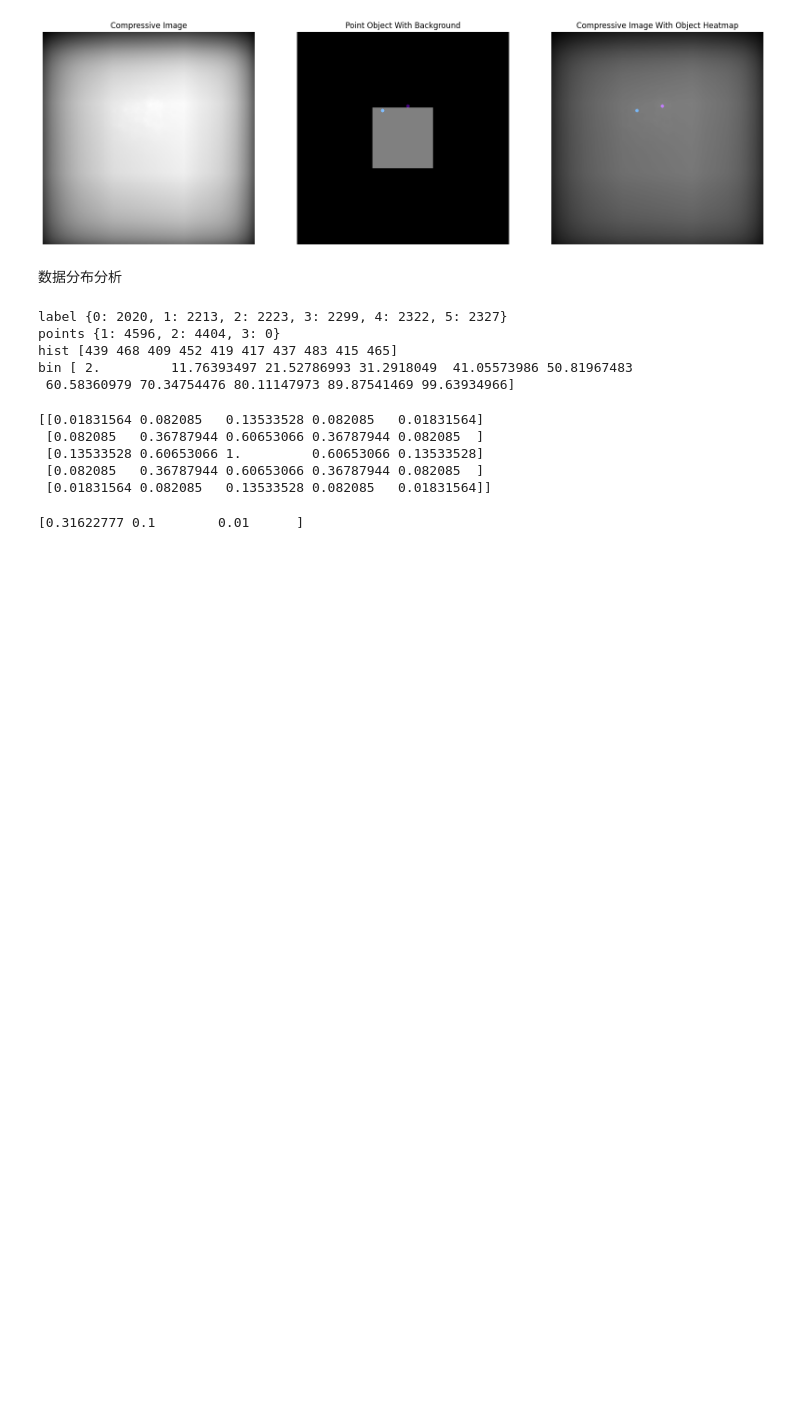
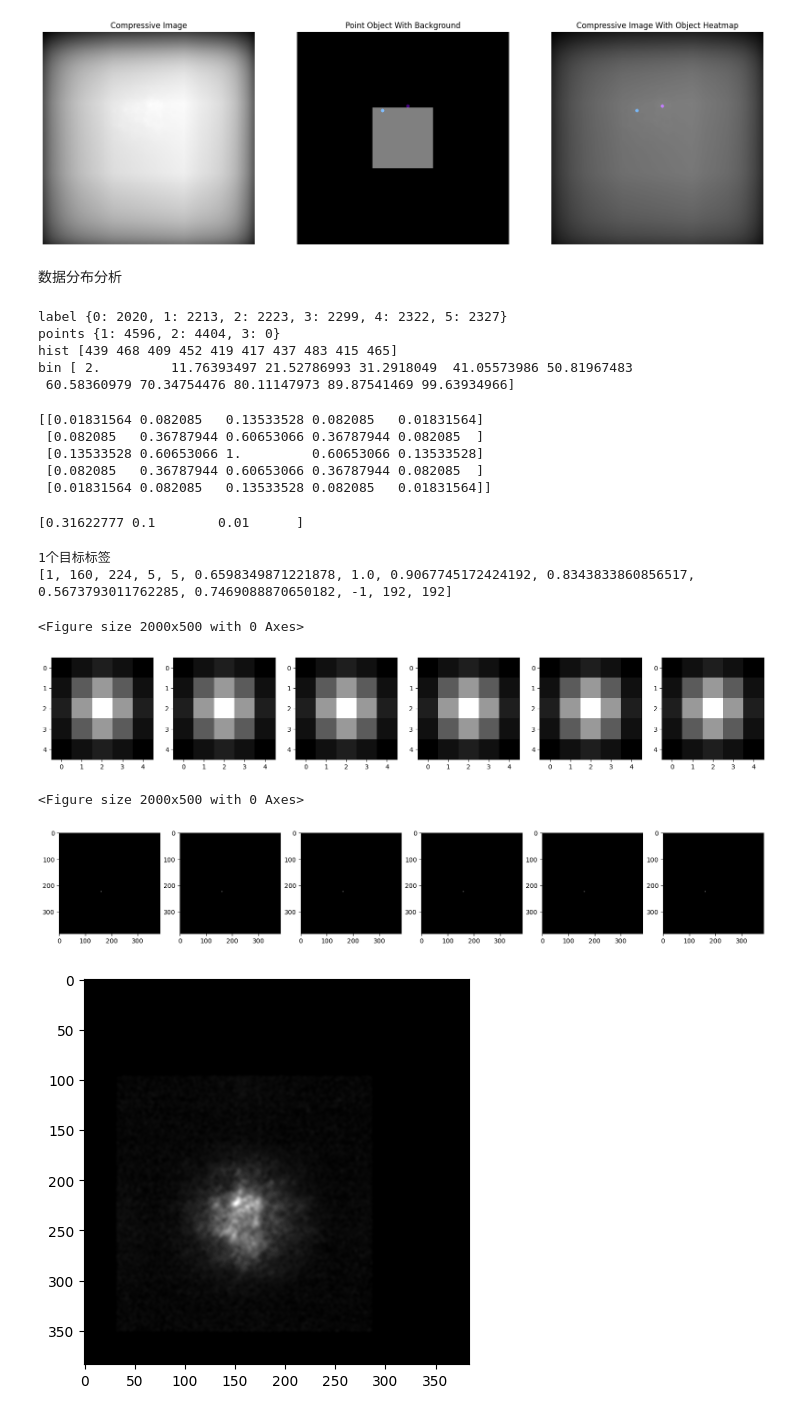
Before and after one commit to weinaike/CenterNet, a Jupyter notebook: src/show.ipynb, the cells around one changed output. Saved outputs shown, nothing was run; the diff lists cells and outputs as text; code cells hidden in the pictures; blank space fills up the shorter version.

```diff
--- a/src/show.ipynb
+++ b/src/show.ipynb
@@ -272,3 +272,83 @@ psnr = np.array([10,20,40])
 print(10**(-psnr/20))
 # %% [output]
 [0.31622777 0.1        0.01      ]
+# %%
+import numpy as np
+import matplotlib.pyplot as plt
+from lib.utils.PointSample_NoBG import gen_merge_sample
+import cv2
+import os
+import json
+
+otf_list = np.load("../data/PSF0815_6_IR_30.npy")
+labels = [0,1,2,3,4,5]
+obj_width = 5
+
+
+[c,h,w] = otf_list.shape
+
+expand_h = 384
+expand_w = 384
+centerx = expand_w // 2
+centery = expand_h // 2
+pad_h_1 = (expand_h - h)//2
+pad_h_2 = expand_h - h - pad_h_1
+pad_w_1 = (expand_w - w)//2
+pad_w_2 = expand_w - w - pad_w_1
+otf_3d = np.pad(otf_list, ((0,0),(pad_h_1, pad_h_2),(pad_w_1,pad_w_2)),mode='constant', constant_values=0)
+otf_fft = np.fft.fft2(np.fft.ifftshift(otf_3d,(1,2)))
+
+
+
+sample, targets = gen_merge_sample(otf_fft, labels, obj_width, point_type="gauss", weight_mode = "rand")
+
+count = len(targets)
+print("{}个目标标签".format(count))
+for t in targets:
+    print(t)
+
+
+##############目标图样###########
+
+for i in range(count):
+    pt = np.load("debug/point_{}.npy".format(i))
+    num, h,w = pt.shape
+    plt.figure()
+    plt.rcParams['figure.figsize'] = (20.0, 5.0)
+    fig, ax = plt.subplots(1,num)
+    for j in range(num):
+        ax[j].imshow(pt[j,:,:],cmap="gray")
+        cv2.imwrite("debug/point_{}_{}.bmp".format(i, j), pt[j,:,:] * 255)
+
+
+##############合成图样###########
+rect_patch = np.load("debug/rect_patchs.npy")
+num, h,w = rect_patch.shape
+plt.figure()
+plt.rcParams['figure.figsize'] = (20.0, 5.0)
+fig, ax = plt.subplots(1,num)
+for i in range(num):
+    ax[i].imshow(rect_patch[i,:,:],cmap="gray")
+    cv2.imwrite("debug/rect_patch_{}.bmp".format(i), rect_patch[i,:,:] * 255)
+
+
+##############卷积结果###########
+plt.figure()
+plt.rcParams['figure.figsize'] = (20.0, 5.0)
+plt.imshow(sample[0,:,:],cmap="gray")
+cv2.imwrite("debug/sample.bmp".format(i), sample[0,:,:]/np.max(sample) * 255)
+
+
+#############存储结果############
+path = "debug"
+np.save(os.path.join(path,"sample_{:05d}.npy".format(0)),sample)
+with open(os.path.join(path,"sample_{:05d}.json".format(0)), "w") as fp:
+    json.dump(targets, fp)
+# %% [output]
+1个目标标签
+[1, 160, 224, 5, 5, 0.6598349871221878, 1.0, 0.9067745172424192, 0.8343833860856517, 0.5673793011762285, 0.7469088870650182, -1, 192, 192]
+<Figure size 2000x500 with 0 Axes>
+[figure, added]
+<Figure size 2000x500 with 0 Axes>
+[figure, added]
+[figure, added]
```
Also changed, not shown: 14 other files.
